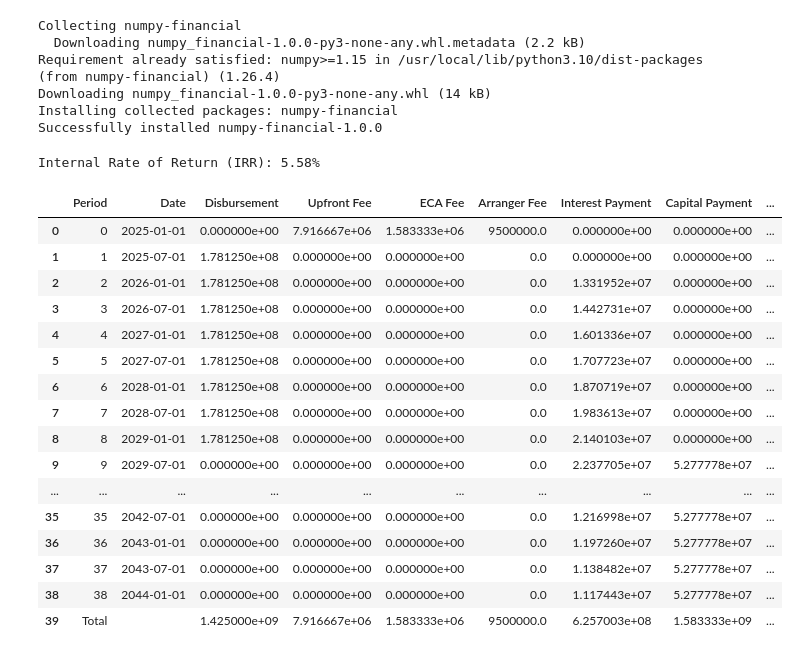
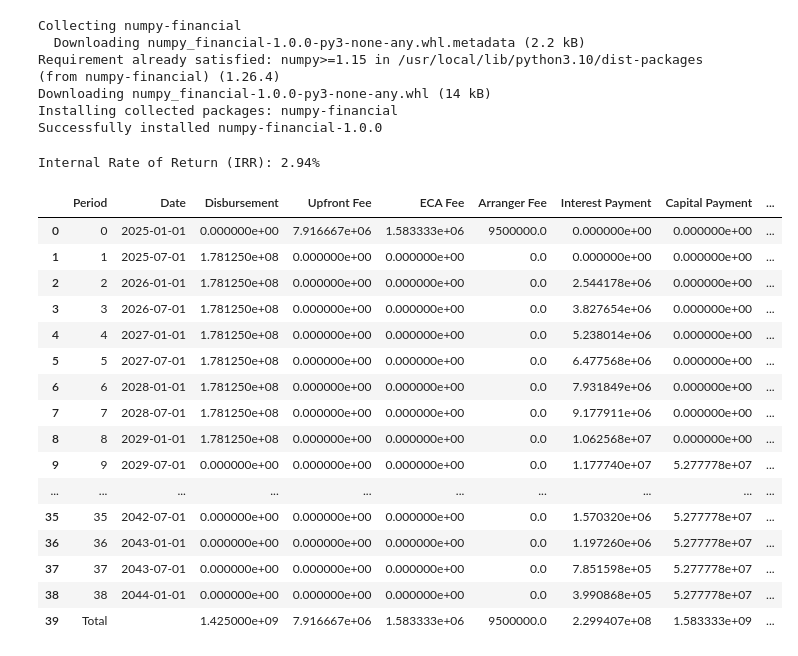
Before and after one commit to nacinalbantoglu/allincost, a Jupyter notebook: AllinCost_Basic.ipynb, the cells around one changed output. Drawn from its saved outputs; the diff is of its cells as text; code cells hidden in the pictures.

```diff
--- a/AllinCost_Basic.ipynb
+++ b/AllinCost_Basic.ipynb
@@ -30,7 +30,7 @@ tenor_total = 15  # Repayment period in years
 interest_rate = 0.015  # Annual interest rate (1.5%)
 repayments_per_year = 2  # Semi-annual payments
 days_in_year = 365  # Using 365 days for interest calculations
-insurance_fee_percent = 0.1  # Insurance rate (10%)
+insurance_fee_percent = 0.10  # Insurance rate (10%)
 
 # Fees
 eca_fee_percent = 0.001  # 0.10%
@@ -71,16 +71,13 @@ headings = ['Period', 'Date', 'Disbursement', 'Upfront Fee', 'ECA Fee', 'Arrange
 cashflow_df = pd.DataFrame(columns=headings)
 
 # Initial balance and interest calculation
-outstanding_balance = 0
+outstanding_balance = insurance_loan  # Start with insurance loan included
 disbursement_per_period = loan_amount / grace_periods  # Equal disbursement over grace period
 
 previous_date = signing_date  # To calculate days between payment dates
 
 # Add the T0 period with no disbursement or interest payment, but including upfront fees as cash outflow
-cashflow_df.loc[len(cashflow_df)] = [0, signing_date.strftime('%Y-%m-%d'), 0, upfront_fee, eca_fee, arranger_fee, 0, 0, total_fees, 0, -total_fees]
-
-# Add insurance loan to the loan amount for future repayments, but NOT count it as cash out in T0
-outstanding_balance += total_loan_with_insurance
+cashflow_df.loc[len(cashflow_df)] = [0, signing_date.strftime('%Y-%m-%d'), 0, upfront_fee, eca_fee, arranger_fee, 0, 0, total_fees, outstanding_balance, -total_fees]
 
 # Grace period: Disbursements start after T0, interest payments calculated from T2 onwards
 for period in range(1, grace_periods + 1):
@@ -93,7 +90,7 @@ for period in range(1, grace_periods + 1):
     previous_date = payment_date  # Update previous date to current date
 
     # Interest payment starts from T2, based on the outstanding balance of T1
-    interest_payment = 0 if period == 1 else calculate_interest_payment_365(cashflow_df.loc[period - 1, 'Outstanding Balance'], interest_rate, days_between)
+    interest_payment = 0 if period == 1 else calculate_interest_payment_365(outstanding_balance - disbursement, interest_rate, days_between)
 
     # During grace period, no capital payment
     capital_payment = 0
@@ -112,47 +109,47 @@ for period in range(grace_periods + 1, total_periods + 1):
     previous_date = payment_date  # Update previous date to current date
 
     # Calculate interest payment on the outstanding balance from the previous period
-    interest_payment = calculate_interest_payment_365(cashflow_df.loc[period - 1, 'Outstanding Balance'], interest_rate, days_between)
+    interest_payment = calculate_interest_payment_365(outstanding_balance, interest_rate, days_between)
 
     # Capital payment remains constant
     capital_payment = equal_capital_payment
     total_payment = interest_payment + capital_payment
 
     # Update the outstanding balance
     outstanding_balance -= capital_payment
     cash_flow = -total_payment  # Repayments are negative cash flows
 
     # Add the period's data to the DataFrame
     cashflow_df.loc[len(cashflow_df)] = [period, payment_date.strftime('%Y-%m-%d'), 0, 0, 0, 0, interest_payment, capital_payment, total_payment, outstanding_balance, cash_flow]
 
 # Add the Total Row
 cashflow_df.loc[len(cashflow_df)] = ['Total', '', cashflow_df['Disbursement'].sum(), cashflow_df['Upfront Fee'].sum(), cashflow_df['ECA Fee'].sum(), cashflow_df['Arranger Fee'].sum(), cashflow_df['Interest Payment'].sum(), cashflow_df['Capital Payment'].sum(), cashflow_df['Total Payment'].sum(), '', cashflow_df['CashFlow'].sum()]
 
 # Calculate IRR based on CashFlow
 cashflow_list = cashflow_df['CashFlow'].iloc[:-1].tolist()  # Exclude the total row
 irr = npf.irr(cashflow_list)
 
 # Display the IRR
 print(f"Internal Rate of Return (IRR): {2*irr*100:.2f}%")
 
 # Display the DataFrame with cash flow and total row
 cashflow_df
 # %% [output]
-Internal Rate of Return (IRR): 5.58%
+Internal Rate of Return (IRR): 2.94%
 |  | Period | Date | Disbursement | Upfront Fee | ECA Fee | Arranger Fee | Interest Payment | Capital Payment | ... |
 | 0 | 0 | 2025-01-01 | 0.000000e+00 | 7.916667e+06 | 1.583333e+06 | 9500000.0 | 0.000000e+00 | 0.000000e+00 | ... |
 | 1 | 1 | 2025-07-01 | 1.781250e+08 | 0.000000e+00 | 0.000000e+00 | 0.0 | 0.000000e+00 | 0.000000e+00 | ... |
-| 2 | 2 | 2026-01-01 | 1.781250e+08 | 0.000000e+00 | 0.000000e+00 | 0.0 | 1.331952e+07 | 0.000000e+00 | ... |
-| 3 | 3 | 2026-07-01 | 1.781250e+08 | 0.000000e+00 | 0.000000e+00 | 0.0 | 1.442731e+07 | 0.000000e+00 | ... |
-| 4 | 4 | 2027-01-01 | 1.781250e+08 | 0.000000e+00 | 0.000000e+00 | 0.0 | 1.601336e+07 | 0.000000e+00 | ... |
-| 5 | 5 | 2027-07-01 | 1.781250e+08 | 0.000000e+00 | 0.000000e+00 | 0.0 | 1.707723e+07 | 0.000000e+00 | ... |
-| 6 | 6 | 2028-01-01 | 1.781250e+08 | 0.000000e+00 | 0.000000e+00 | 0.0 | 1.870719e+07 | 0.000000e+00 | ... |
-| 7 | 7 | 2028-07-01 | 1.781250e+08 | 0.000000e+00 | 0.000000e+00 | 0.0 | 1.983613e+07 | 0.000000e+00 | ... |
-| 8 | 8 | 2029-01-01 | 1.781250e+08 | 0.000000e+00 | 0.000000e+00 | 0.0 | 2.140103e+07 | 0.000000e+00 | ... |
-| 9 | 9 | 2029-07-01 | 0.000000e+00 | 0.000000e+00 | 0.000000e+00 | 0.0 | 2.237705e+07 | 5.277778e+07 | ... |
+| 2 | 2 | 2026-01-01 | 1.781250e+08 | 0.000000e+00 | 0.000000e+00 | 0.0 | 2.544178e+06 | 0.000000e+00 | ... |
+| 3 | 3 | 2026-07-01 | 1.781250e+08 | 0.000000e+00 | 0.000000e+00 | 0.0 | 3.827654e+06 | 0.000000e+00 | ... |
+| 4 | 4 | 2027-01-01 | 1.781250e+08 | 0.000000e+00 | 0.000000e+00 | 0.0 | 5.238014e+06 | 0.000000e+00 | ... |
+| 5 | 5 | 2027-07-01 | 1.781250e+08 | 0.000000e+00 | 0.000000e+00 | 0.0 | 6.477568e+06 | 0.000000e+00 | ... |
+| 6 | 6 | 2028-01-01 | 1.781250e+08 | 0.000000e+00 | 0.000000e+00 | 0.0 | 7.931849e+06 | 0.000000e+00 | ... |
+| 7 | 7 | 2028-07-01 | 1.781250e+08 | 0.000000e+00 | 0.000000e+00 | 0.0 | 9.177911e+06 | 0.000000e+00 | ... |
+| 8 | 8 | 2029-01-01 | 1.781250e+08 | 0.000000e+00 | 0.000000e+00 | 0.0 | 1.062568e+07 | 0.000000e+00 | ... |
+| 9 | 9 | 2029-07-01 | 0.000000e+00 | 0.000000e+00 | 0.000000e+00 | 0.0 | 1.177740e+07 | 5.277778e+07 | ... |
 | ... | ... | ... | ... | ... | ... | ... | ... | ... | ... |
-| 35 | 35 | 2042-07-01 | 0.000000e+00 | 0.000000e+00 | 0.000000e+00 | 0.0 | 1.216998e+07 | 5.277778e+07 | ... |
-| 36 | 36 | 2043-01-01 | 0.000000e+00 | 0.000000e+00 | 0.000000e+00 | 0.0 | 1.197260e+07 | 5.277778e+07 | ... |
-| 37 | 37 | 2043-07-01 | 0.000000e+00 | 0.000000e+00 | 0.000000e+00 | 0.0 | 1.138482e+07 | 5.277778e+07 | ... |
-| 38 | 38 | 2044-01-01 | 0.000000e+00 | 0.000000e+00 | 0.000000e+00 | 0.0 | 1.117443e+07 | 5.277778e+07 | ... |
-| 39 | Total |  | 1.425000e+09 | 7.916667e+06 | 1.583333e+06 | 9500000.0 | 6.257003e+08 | 1.583333e+09 | ... |
+| 35 | 35 | 2042-07-01 | 0.000000e+00 | 0.000000e+00 | 0.000000e+00 | 0.0 | 1.570320e+06 | 5.277778e+07 | ... |
+| 36 | 36 | 2043-01-01 | 0.000000e+00 | 0.000000e+00 | 0.000000e+00 | 0.0 | 1.197260e+06 | 5.277778e+07 | ... |
+| 37 | 37 | 2043-07-01 | 0.000000e+00 | 0.000000e+00 | 0.000000e+00 | 0.0 | 7.851598e+05 | 5.277778e+07 | ... |
+| 38 | 38 | 2044-01-01 | 0.000000e+00 | 0.000000e+00 | 0.000000e+00 | 0.0 | 3.990868e+05 | 5.277778e+07 | ... |
+| 39 | Total |  | 1.425000e+09 | 7.916667e+06 | 1.583333e+06 | 9500000.0 | 2.299407e+08 | 1.583333e+09 | ... |
```
